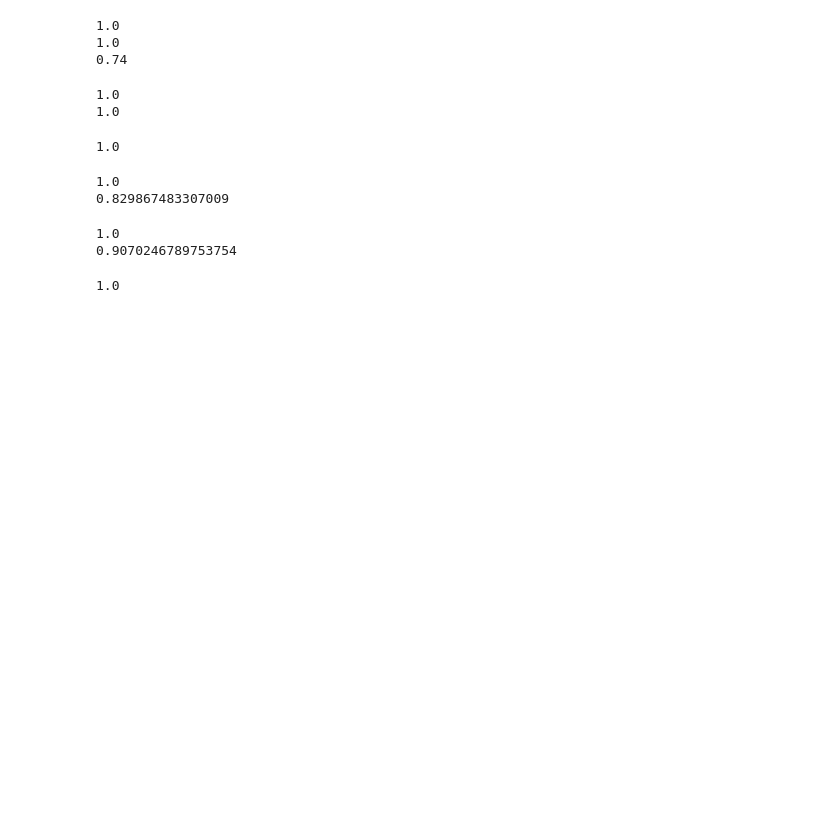
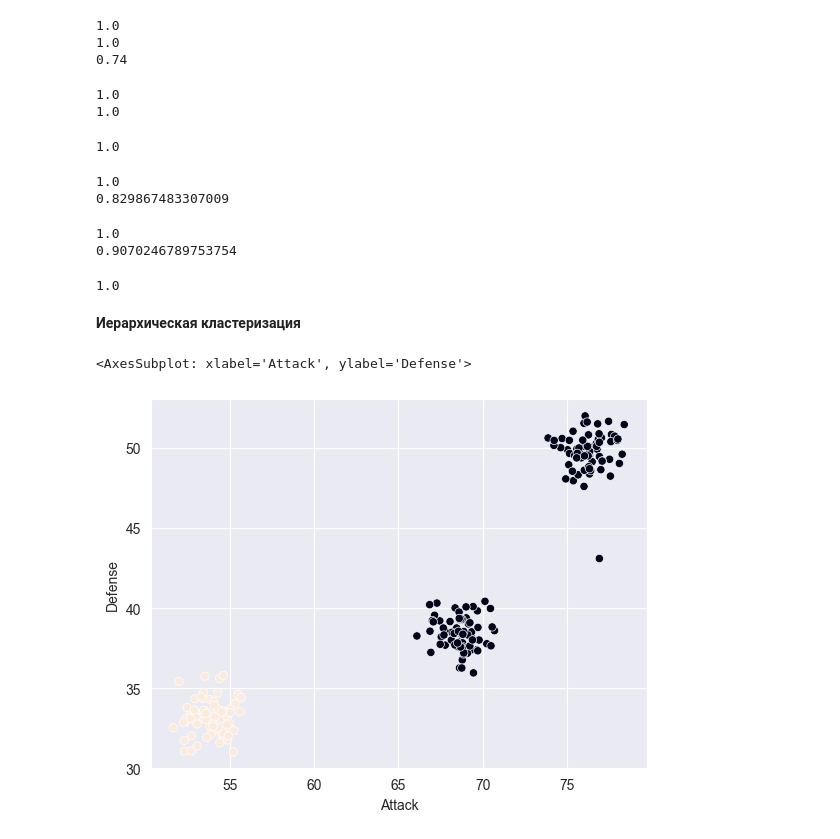
Before and after one commit to sergioschadenko/sf_data_science, a Jupyter notebook: ML_4_clasterisation/kmeans.ipynb, the cells around one changed output. Drawn from its saved outputs; the diff is of its cells as text; code cells hidden in the pictures; blank space fills up the shorter version.

```diff
--- a/ML_4_clasterisation/kmeans.ipynb
+++ b/ML_4_clasterisation/kmeans.ipynb
@@ -222,3 +228,13 @@ print(v_measure_score(labels_true=df.RealClusters, labels_pred=df.Clusters_k4))
 rand_score([0, 0, 1, 1], [0, 0, 1, 1])
 # %% [output]
 1.0
+# %% [markdown]
+**Иерархическая кластеризация**
+# %%
+agglomerative_clustering = AgglomerativeClustering(n_clusters=2)
+agglomerative_clustering.fit(X)
+predictions = agglomerative_clustering.labels_
+sns.scatterplot(x=df.Attack, y=df.Defense, c=predictions)
+# %% [output]
+<AxesSubplot: xlabel='Attack', ylabel='Defense'>
+[figure, added]
```
Also changed, not shown: parts of 7 cells of this notebook, 1 other file.
